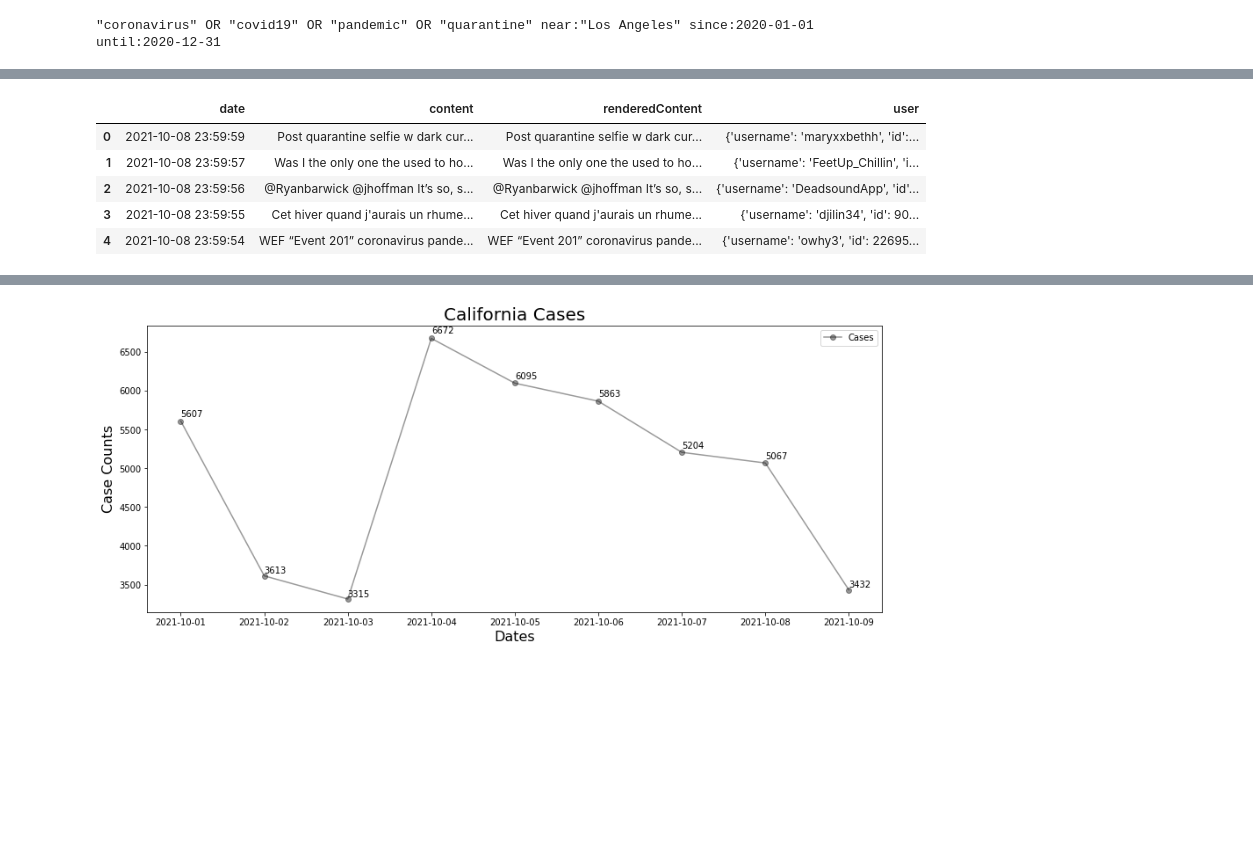
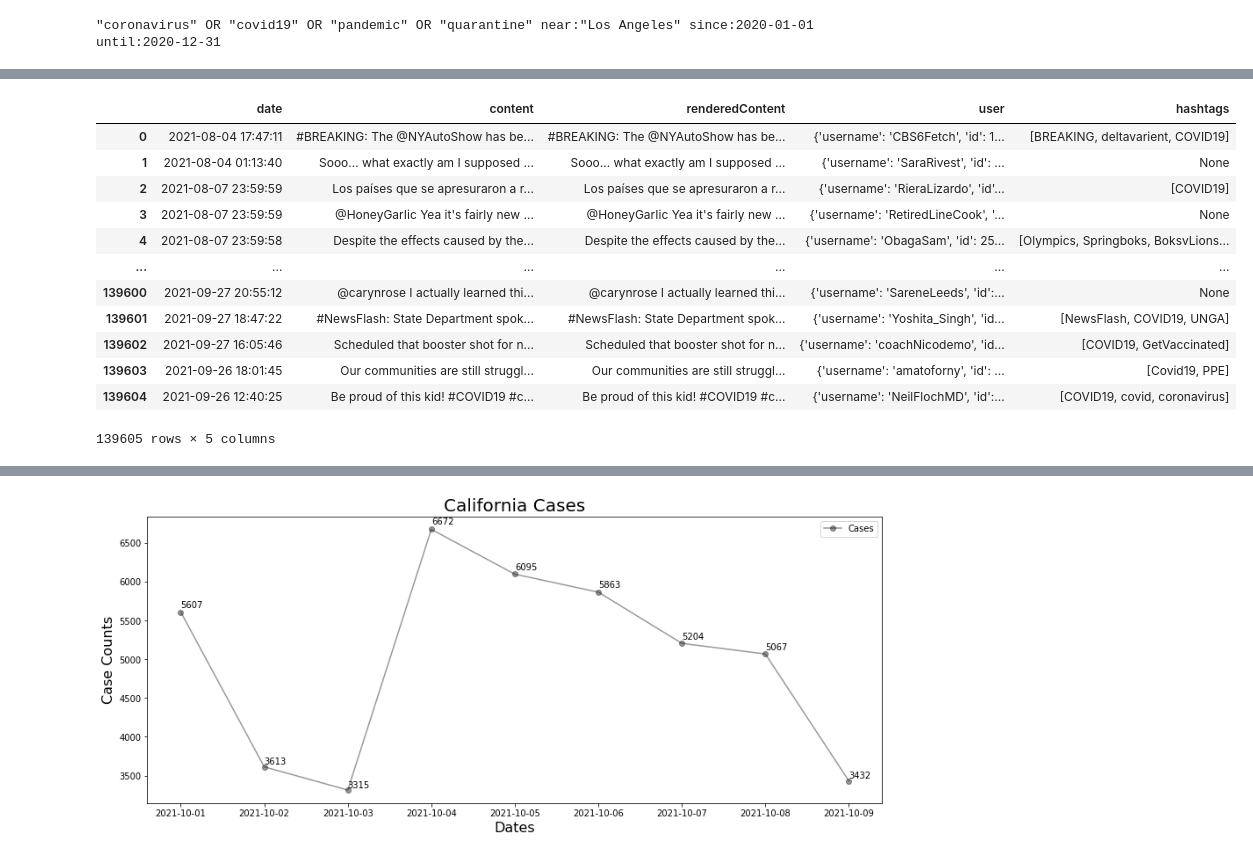
Before and after one commit to The-Processors/ics-438-final-project, a Jupyter notebook: Final Project.ipynb, the cells around one changed output, grey strips where cells are left out. Drawn from its saved outputs; the diff is of its cells as text; code cells hidden in the pictures; blank space fills up the shorter version.

```diff
--- a/Final Project.ipynb
+++ b/Final Project.ipynb
@@ -156,26 +139,24 @@ END: 2021-11-21 15:51:40.749878
 # %%
 # Branch-2-Keywords testing json to pandas dataframes
 import re
-# Code taken from Professor Mahdi slides. [Should update which slides this is from later.]
-def clean_content(content_line):
-    digit_removal = re.sub('\d+', '', content_line)
-    punctuation_removal = re.sub('[\W]+', ' ', digit_removal)
-    return punctuation_removal.upper().split()
 
-def file_paths(path):
+def file_paths(folder_path):
     # Stack overflow solution to finding only files in a directory using os.walk, previous attempt used listdir.
     # Article: https://stackoverflow.com/questions/52338706/isadirectoryerror-errno-21-is-a-directory-it-is-a-file
     path_list = [os.path.join(path, file)
-                      for path, directory, files in os.walk(path) for file in files]
+                      for path, directory, files in os.walk(folder_path) for file in files]
     return path_list
 
 # Combine JSON files for efficiency then make a single dataframe.
 
 # Take tweet from tweet folder.
 # json_folder_path is the folder path containing the json files like ca_tweets.
-def json_to_dataFrame(json_folder_path):
-    file_path_list = file_paths(json_folder_path)
-    combined_json_file = 'data/tweets/' + (str(json_folder_path[12:14])) + '_result.json'
+def json_to_dataFrame(json_folder_path, json_folder_list, output_file):
+    file_path_list = []
+    for json_folder in json_folder_list:
+        file_path_list.extend(file_paths('data/tweets/' + json_folder + json_folder_path))
+
+    combined_json_file = 'data/tweets/' + output_file
 # Stack overflow solution for combining json files. Combining json files was suggested as more efficient than
 #  dataframes. Combines the json files into record oreint/format.
 # Article: https://stackoverflow.com/questions/23520542/issue-with-merging-multiple-json-files-in-python
@@ -183,11 +164,14 @@ def json_to_dataFrame(json_folder_path):
         combined_files.write("{}".format("".join([open(file, "r").read() for file in file_path_list])))
 # Dataframe using orient records because this was the specific formating used to collect the data.
     dataframe = pd.read_json(combined_json_file, lines=True, orient='records')
-# Cleans data by stripping potentially unnececary information.
-    clean_df = dataframe.drop(['url', 'replyCount', 'retweetCount', 'likeCount', 'quoteCount',
-                                 'conversationId', 'lang', 'source', 'sourceUrl', 'sourceLabel',
-                                 'outlinks', 'tcooutlinks','media','retweetedTweet', 'quotedTweet',
-                                 'inReplyToTweetId', 'inReplyToUser', 'mentionedUsers', 'id', 'coordinates',
-                                 'place', 'hashtags', 'cashtags'], axis=1)
-    return clean_df
+
+    return dataframe
+
+folder_list = ['2021-08-01_2021-08-08/', '2021-08-08_2021-08-15/', '2021-08-15_2021-08-22/',
+               '2021-08-22_2021-08-29/', '2021-08-29_2021-09-05/', '2021-09-05_2021-09-12/',
+               '2021-09-12_2021-09-19/', '2021-09-19_2021-09-26/', '2021-09-26_2021-10-03/']
+folder_list_1 = ['2021-08-01_2021-08-08/', '2021-08-08_2021-08-15/', '2021-08-15_2021-08-22/',
+               '2021-08-22_2021-08-29/']
+folder_list_2 = ['2021-08-29_2021-09-05/', '2021-09-05_2021-09-12/',
+               '2021-09-12_2021-09-19/', '2021-09-19_2021-09-26/', '2021-09-26_2021-10-03/']
 # %%
@@ -213,11 +211,18 @@ fl_df.head()
 # %%
-ny_df = json_to_dataFrame('data/tweets/ny_tweets')
-ny_df.head()
+ny_df = json_to_dataFrame('ny_tweets', folder_list, 'ny_results.json')
+ny_df
 # %% [output]
-|  | date | content | renderedContent | user |
-| 0 | 2021-10-08 23:59:59 | Post quarantine selfie w dark cur... | Post quarantine selfie w dark cur... | {'username': 'maryxxbethh', 'id':... |
-| 1 | 2021-10-08 23:59:57 | Was I the only one the used to ho... | Was I the only one the used to ho... | {'username': 'FeetUp_Chillin', 'i... |
-| 2 | 2021-10-08 23:59:56 | @Ryanbarwick @jhoffman It’s so, s... | @Ryanbarwick @jhoffman It’s so, s... | {'username': 'DeadsoundApp', 'id'... |
-| 3 | 2021-10-08 23:59:55 | Cet hiver quand j'aurais un rhume... | Cet hiver quand j'aurais un rhume... | {'username': 'djilin34', 'id': 90... |
-| 4 | 2021-10-08 23:59:54 | WEF “Event 201” coronavirus pande... | WEF “Event 201” coronavirus pande... | {'username': 'owhy3', 'id': 22695... |
+|  | date | content | renderedContent | user | hashtags |
+| 0 | 2021-08-04 17:47:11 | #BREAKING: The @NYAutoShow has be... | #BREAKING: The @NYAutoShow has be... | {'username': 'CBS6Fetch', 'id': 1... | [BREAKING, deltavarient, COVID19] |
+| 1 | 2021-08-04 01:13:40 | Sooo… what exactly am I supposed ... | Sooo… what exactly am I supposed ... | {'username': 'SaraRivest', 'id': ... | None |
+| 2 | 2021-08-07 23:59:59 | Los países que se apresuraron a r... | Los países que se apresuraron a r... | {'username': 'RieraLizardo', 'id'... | [COVID19] |
+| 3 | 2021-08-07 23:59:59 | @HoneyGarIic Yea it's fairly new ... | @HoneyGarIic Yea it's fairly new ... | {'username': 'RetiredLineCook', '... | None |
+| 4 | 2021-08-07 23:59:58 | Despite the effects caused by the... | Despite the effects caused by the... | {'username': 'ObagaSam', 'id': 25... | [Olympics, Springboks, BoksvLions... |
+| ... | ... | ... | ... | ... | ... |
+| 139600 | 2021-09-27 20:55:12 | @carynrose I actually learned thi... | @carynrose I actually learned thi... | {'username': 'SareneLeeds', 'id':... | None |
+| 139601 | 2021-09-27 18:47:22 | #NewsFlash: State Department spok... | #NewsFlash: State Department spok... | {'username': 'Yoshita_Singh', 'id... | [NewsFlash, COVID19, UNGA] |
+| 139602 | 2021-09-27 16:05:46 | Scheduled that booster shot for n... | Scheduled that booster shot for n... | {'username': 'coachNicodemo', 'id... | [COVID19, GetVaccinated] |
+| 139603 | 2021-09-26 18:01:45 | Our communities are still struggl... | Our communities are still struggl... | {'username': 'amatoforny', 'id': ... | [Covid19, PPE] |
+| 139604 | 2021-09-26 12:40:25 | Be proud of this kid! #COVID19 #c... | Be proud of this kid! #COVID19 #c... | {'username': 'NeilFlochMD', 'id':... | [COVID19, covid, coronavirus] |
+139605 rows × 5 columns
 # %%
```
Also changed, not shown: parts of 30 cells of this notebook.
